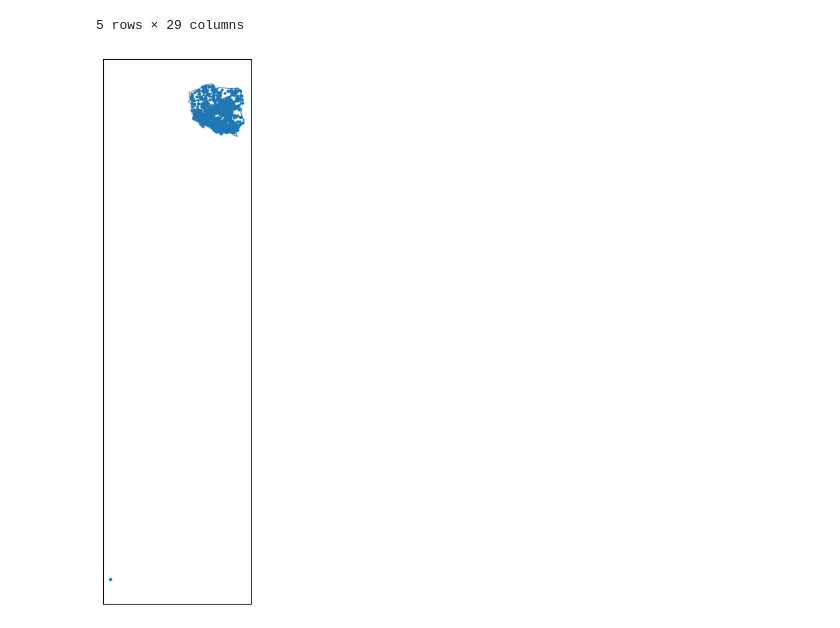
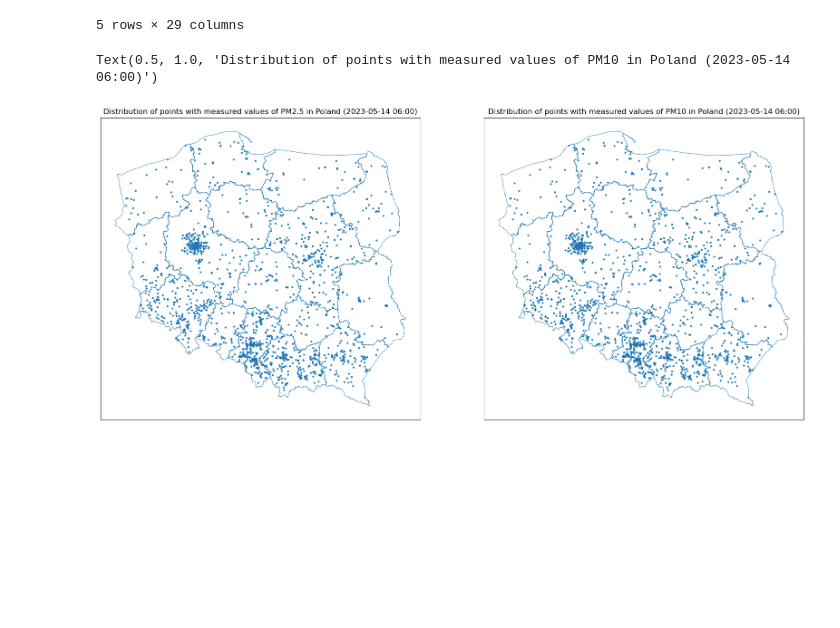
Before and after one commit to elangaar/airpoll-interpolations, a Jupyter notebook: notebooks/main.ipynb, the cells around one changed output. Saved outputs shown, nothing was run; the diff lists cells and outputs as text; code cells hidden in the pictures; blank space fills up the shorter version.

Commit message:
Handling PM2,5 and PM10 outliers.

```diff
--- a/notebooks/main.ipynb
+++ b/notebooks/main.ipynb
@@ -81,0 +144,15 @@ punkty.describe()
+# %%
+low_pm25_boundary = pm25_q1 - 1.5 * iqr
+high_pm25_boundary = pm25_q3 + 1.5 * iqr
+
+low_pm10_boundary = pm10_q1 - 1.5 * iqr
+high_pm10_boundary = pm10_q3 + 1.5 * iqr
+# %%
+low_pm25_outliers = punkty.loc[punkty['PM25_AVG'] < low_pm10_boundary]
+high_pm25_outliers = punkty.loc[punkty['PM25_AVG'] > high_pm10_boundary]
+
+low_pm10_outliers = punkty.loc[punkty['PM10_AVG'] < low_pm10_boundary]
+high_pm10_outliers = punkty.loc[punkty['PM10_AVG'] > high_pm10_boundary]
+# %%
+pm25_outliers = pd.concat([low_pm25_outliers, high_pm25_outliers])
+pm10_outliers = pd.concat([low_pm10_outliers, high_pm10_outliers])
@@ -81,0 +173,3 @@ punkty.describe()
+# %%
+punkty_pm25 = punkty[~punkty.index.isin(pm25_outliers.index)]
+punkty_pm10 = punkty[~punkty.index.isin(pm10_outliers.index)]
@@ -92,10 +227,18 @@ granice.head()
 | 4 | WOJ | 20 | podlaskie | 0 | 2019-03-21 | NaN | 2012-09-26 | NaN | NaN | ... |
 5 rows × 29 columns
 # %%
-fig, ax = plt.subplots(figsize=(10,10))
-granice.boundary.plot(ax=ax, linewidth=0.75, alpha=0.8)
-punkty.plot(ax=ax, kind='scatter', x='LONGITUDE', y='LATITUDE', s=4)
-ax.get_xaxis().set_visible(False)
-ax.get_yaxis().set_visible(False)
+fig, axs = plt.subplots(1, 2, figsize=(20,10))
+granice.boundary.plot(ax=axs[0], linewidth=0.75, alpha=0.8)
+punkty_pm25.plot(ax=axs[0], kind='scatter', x='LONGITUDE', y='LATITUDE', s=4)
+axs[0].get_xaxis().set_visible(False)
+axs[0].get_yaxis().set_visible(False)
+axs[0].set_title('Distribution of points with measured values of PM2.5 in Poland (2023-05-14 06:00)')
+
+granice.boundary.plot(ax=axs[1], linewidth=0.75, alpha=0.8)
+punkty_pm10.plot(ax=axs[1], kind='scatter', x='LONGITUDE', y='LATITUDE', s=4)
+axs[1].get_xaxis().set_visible(False)
+axs[1].get_yaxis().set_visible(False)
+axs[1].set_title('Distribution of points with measured values of PM10 in Poland (2023-05-14 06:00)')
 # %% [output]
+Text(0.5, 1.0, 'Distribution of points with measured values of PM10 in Poland (2023-05-14 06:00)')
-[figure, old version]
+[figure, new version]
```
Also changed, not shown: parts of 20 cells of this notebook.
